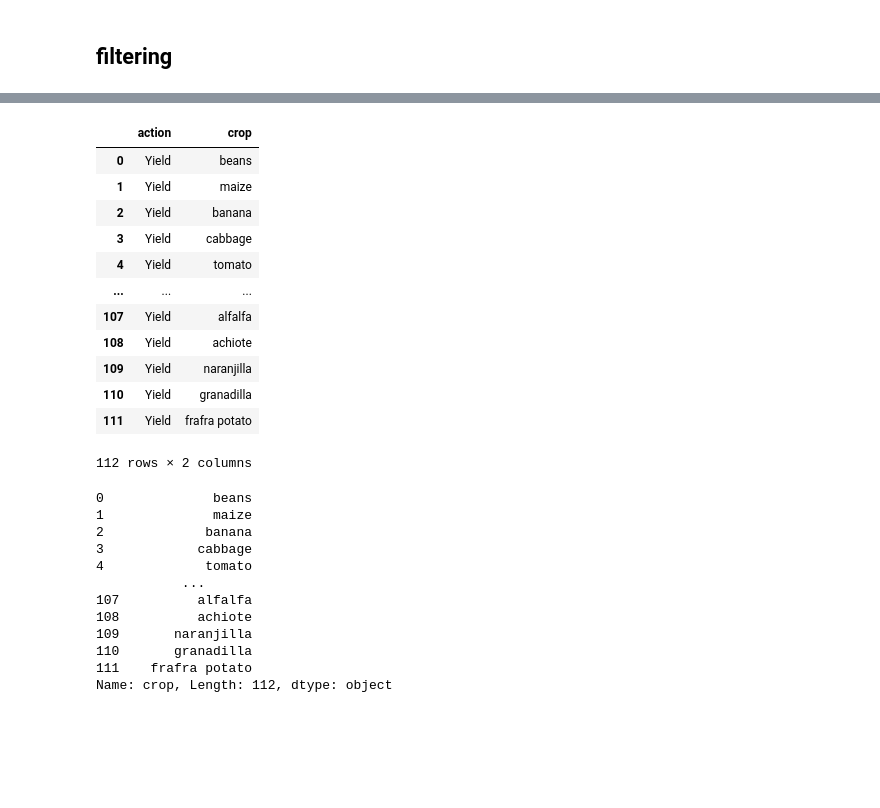
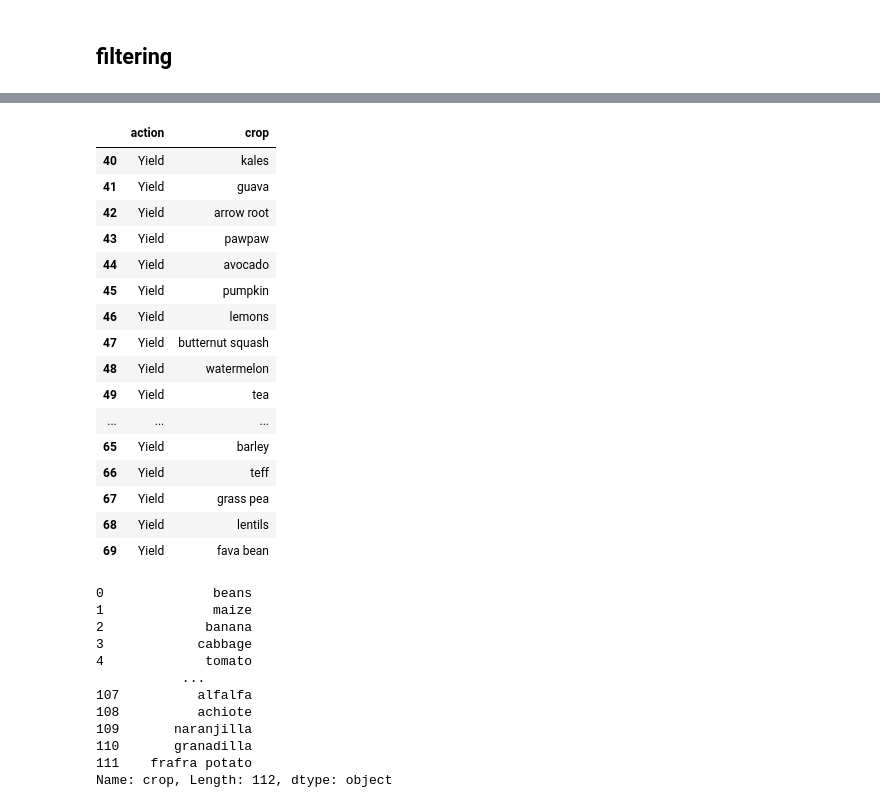
Before and after one commit to laporpe/STA_208, a Jupyter notebook: EDA_rhomis_crop.ipynb, the cells around one changed output, grey strips where cells are left out. Saved outputs shown, nothing was run; the diff lists cells and outputs as text; code cells hidden in the pictures; blank space fills up the shorter version.

```diff
--- a/EDA_rhomis_crop.ipynb
+++ b/EDA_rhomis_crop.ipynb
@@ -72,20 +130,24 @@ income
 # %%
 yields = filter_for_crops(agg, "^Yield_")
-yields
+yields.iloc[40:70:,]
 # %% [output]
 |  | action | crop |
-| 0 | Yield | beans |
-| 1 | Yield | maize |
-| 2 | Yield | banana |
-| 3 | Yield | cabbage |
-| 4 | Yield | tomato |
+| 40 | Yield | kales |
+| 41 | Yield | guava |
+| 42 | Yield | arrow root |
+| 43 | Yield | pawpaw |
+| 44 | Yield | avocado |
+| 45 | Yield | pumpkin |
+| 46 | Yield | lemons |
+| 47 | Yield | butternut squash |
+| 48 | Yield | watermelon |
+| 49 | Yield | tea |
 | ... | ... | ... |
-| 107 | Yield | alfalfa |
-| 108 | Yield | achiote |
-| 109 | Yield | naranjilla |
-| 110 | Yield | granadilla |
-| 111 | Yield | frafra potato |
+| 65 | Yield | barley |
+| 66 | Yield | teff |
+| 67 | Yield | grass pea |
+| 68 | Yield | lentils |
+| 69 | Yield | fava bean |
-112 rows × 2 columns
 # %%
 consumed = filter_for_crops(agg, "(?i)consumed_")
 consumed.crop
```
Also changed, not shown: parts of 8 cells of this notebook.
